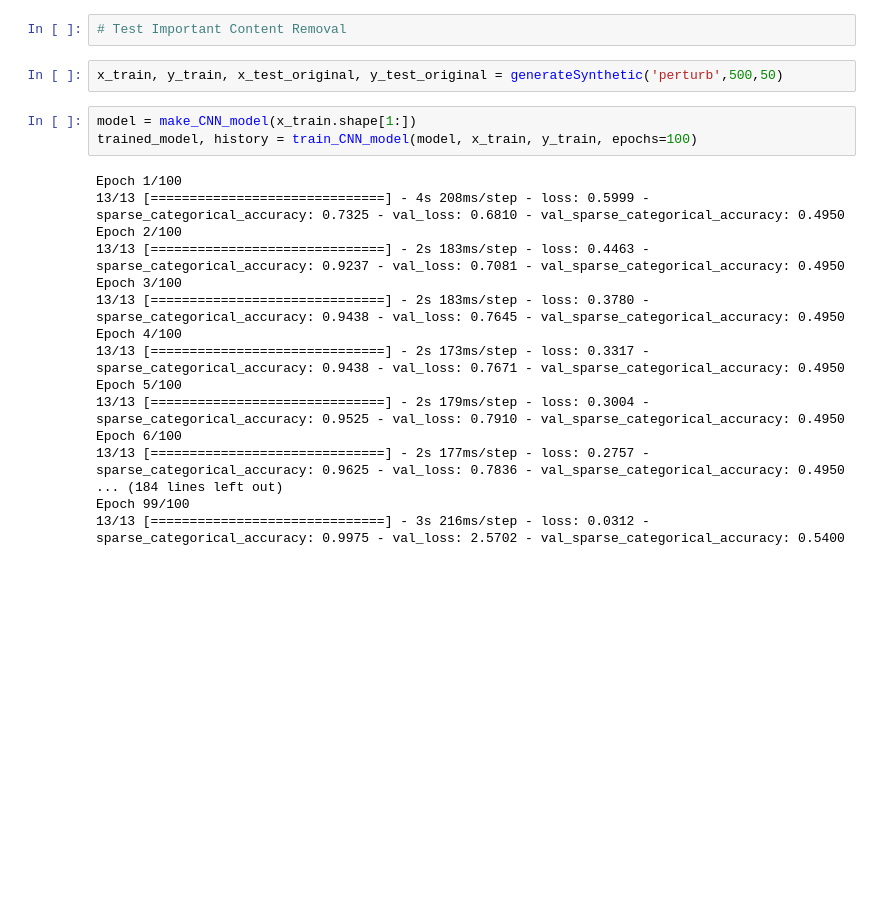
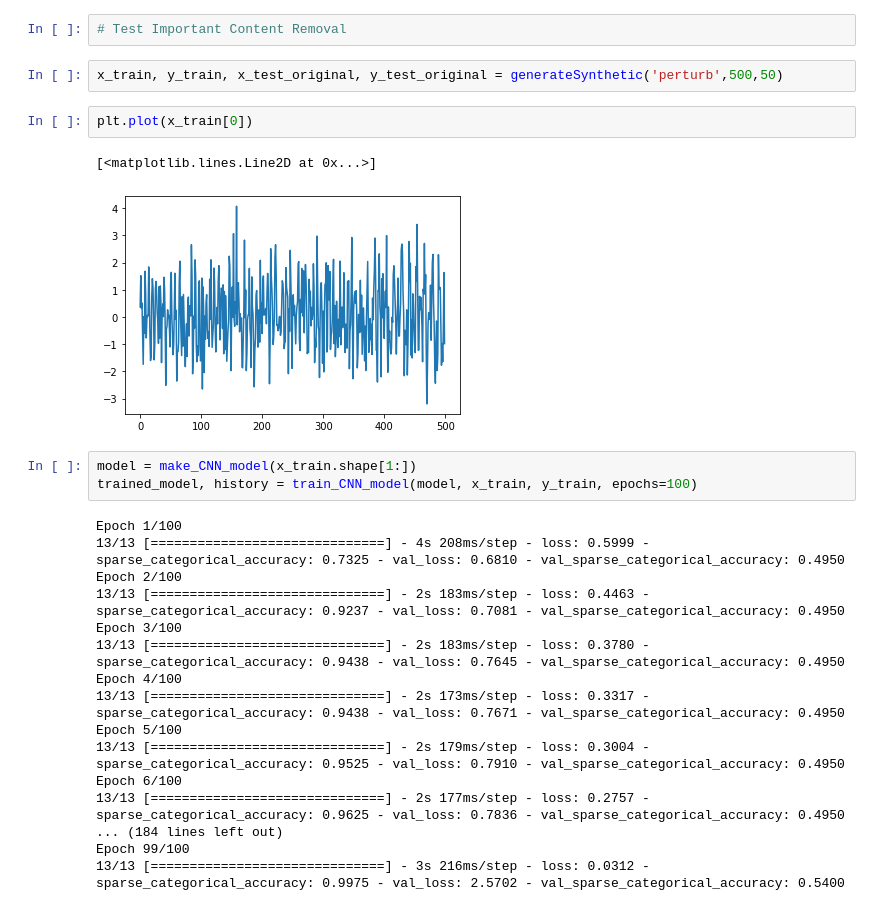
Before and after one commit to TortySivill/LIMESegment, a Jupyter notebook: Background Perturbation Tests.ipynb, the cells around one changed output. Saved outputs shown, nothing was run; the diff lists cells and outputs as text; blank space fills up the shorter version.

```diff
--- a/Background Perturbation Tests.ipynb
+++ b/Background Perturbation Tests.ipynb
@@ -8,6 +8,11 @@ from data import perturb, generateSynthetic, generateSyntheticPerturbReal
 # Test Important Content Removal
 # %%
 x_train, y_train, x_test_original, y_test_original = generateSynthetic('perturb',500,50)
+# %%
+plt.plot(x_train[0])
+# %% [output]
+[<matplotlib.lines.Line2D at 0x...>]
+[figure, added]
 # %%
 model = make_CNN_model(x_train.shape[1:])
 trained_model, history = train_CNN_model(model, x_train, y_train, epochs=100)
```
Also changed, not shown: 30 other files.
